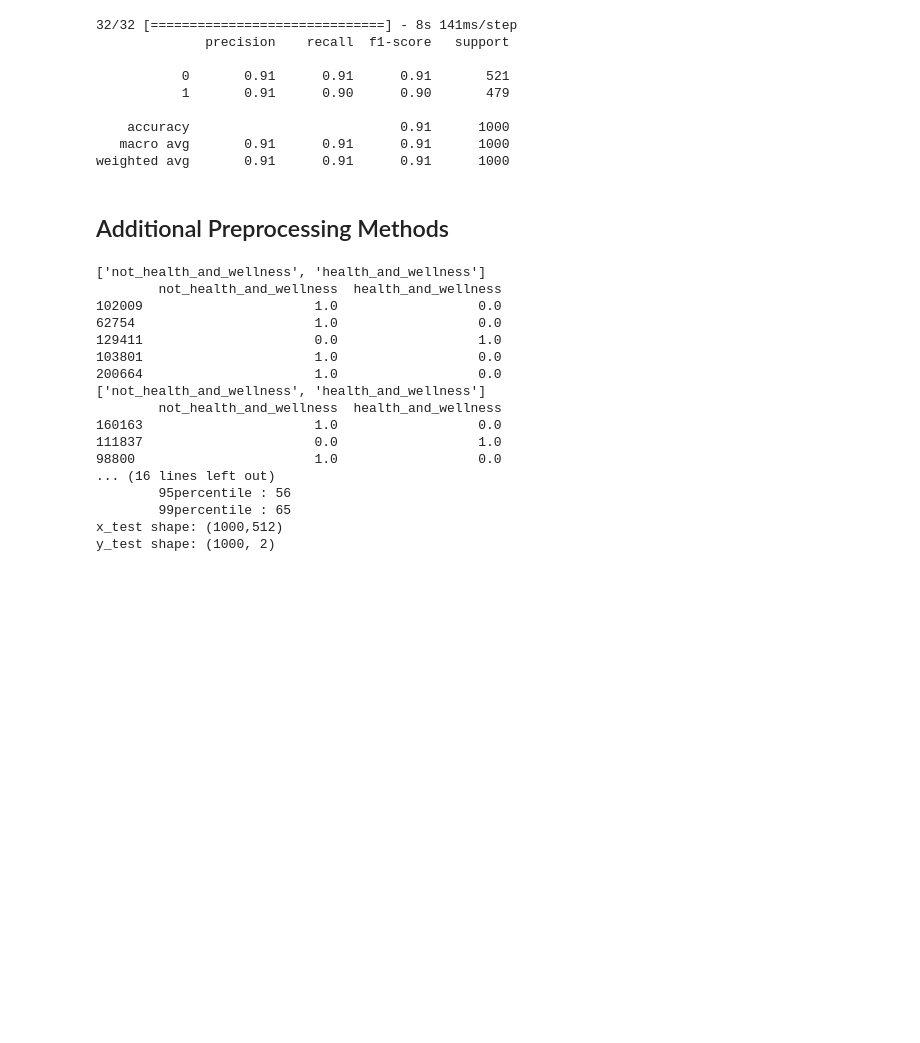
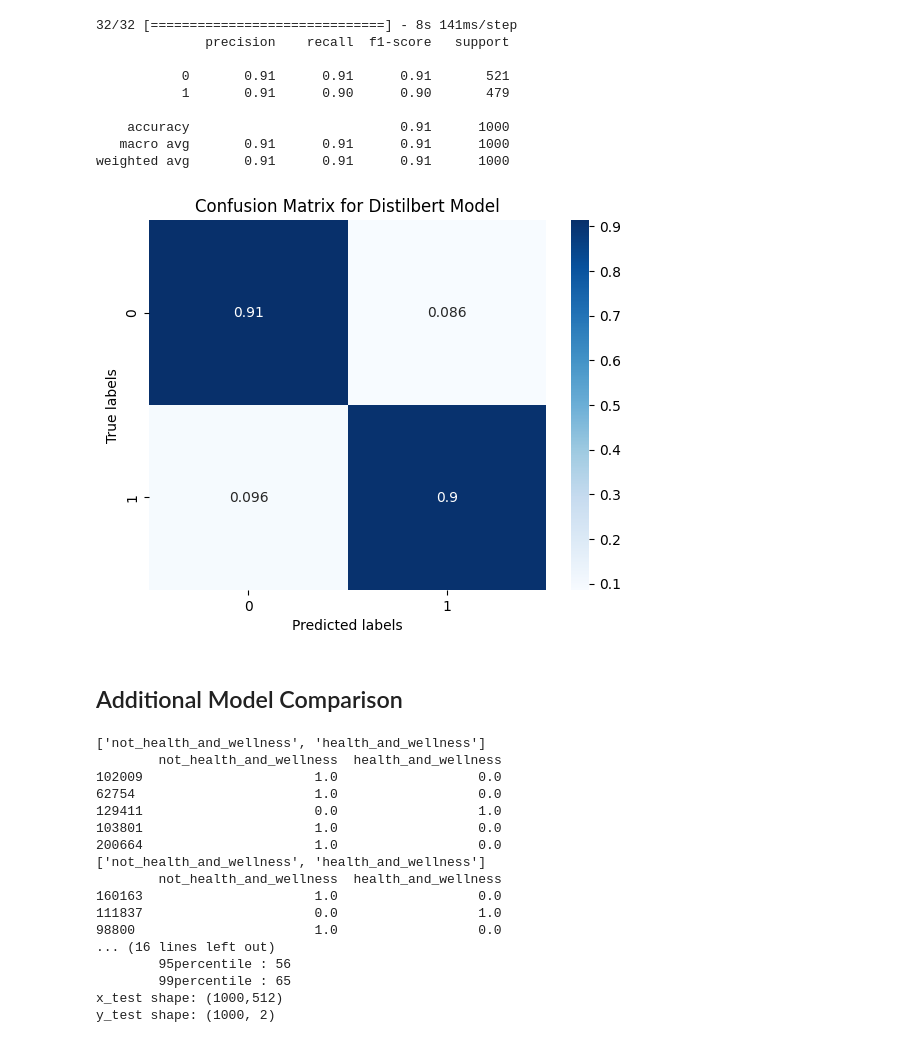
Before and after one commit to iffigueroa/text-marketing-analytics, a Jupyter notebook: dtsa_5798_supervised_text_classification_project.ipynb, the cells around one changed output. Saved outputs shown, nothing was run; the diff lists cells and outputs as text; code cells hidden in the pictures; blank space fills up the shorter version.

Commit message:
Add confusion matrix

```diff
--- a/dtsa_5798_supervised_text_classification_project.ipynb
+++ b/dtsa_5798_supervised_text_classification_project.ipynb
@@ -300,8 +297,19 @@ validation = learner.validate(val_data=val, print_report=True)
     accuracy                           0.91      1000
    macro avg       0.91      0.91      0.91      1000
 weighted avg       0.91      0.91      0.91      1000
+# %%
+import seaborn as sns
+
+normalized = validation.astype('float') / validation.sum(axis=1)[:, np.newaxis]
+sns.heatmap(normalized, annot=True, cmap='Blues')
+plt.xlabel('Predicted labels')
+plt.ylabel('True labels')
+plt.title('Confusion Matrix for Distilbert Model')
+plt.show()
+# %% [output]
+[figure, added]
 # %% [markdown]
-## Additional Preprocessing Methods
+## Additional Model Comparison
 # %%
 learners = {}
 
```
Also changed, not shown: parts of 8 cells of this notebook.
